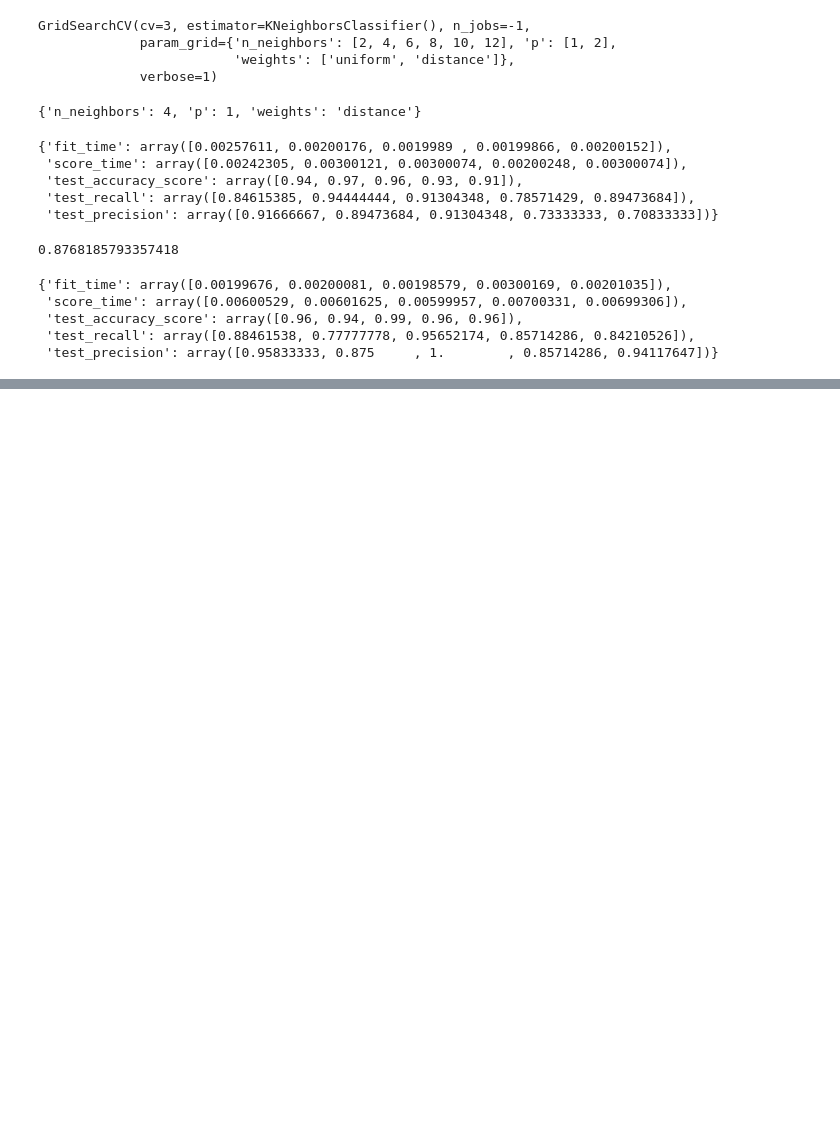
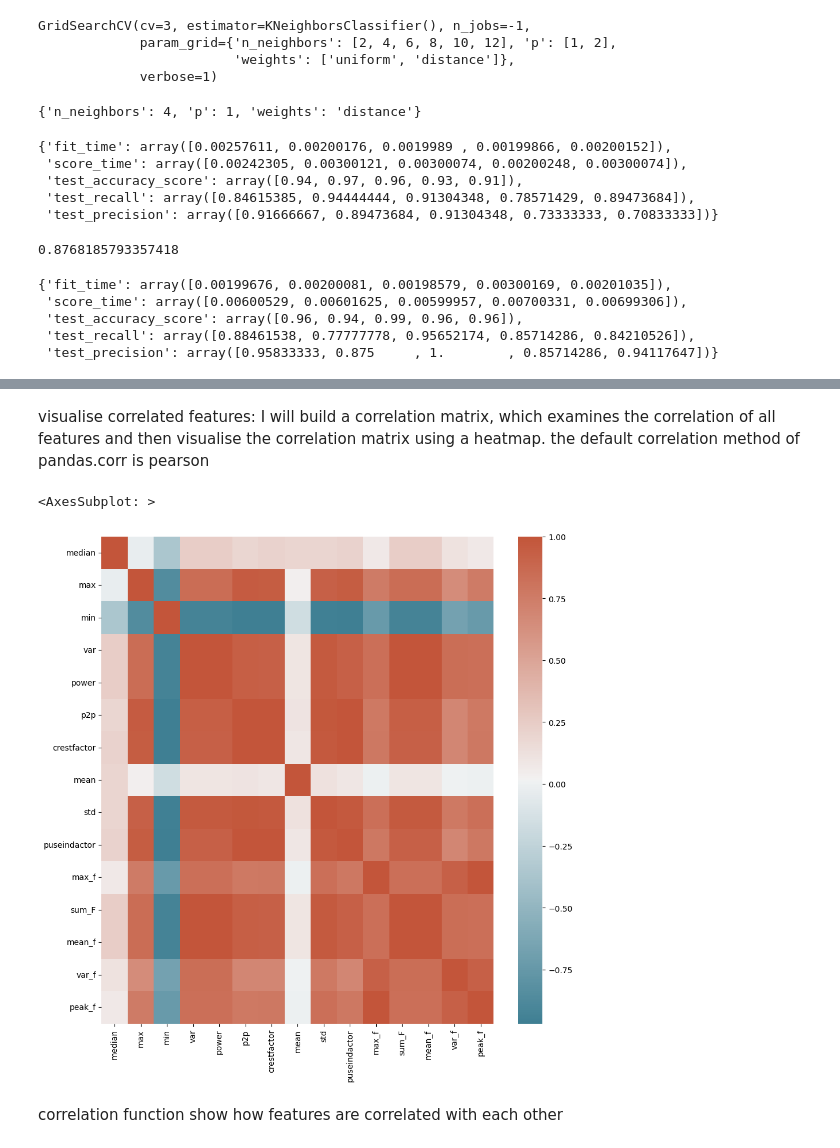
Before and after one commit to yasaminesmati/AI-project, a Jupyter notebook: a.ipynb, the cells around one changed output, grey strips where cells are left out. Drawn from its saved outputs; the diff is of its cells as text; code cells hidden in the pictures; blank space fills up the shorter version.

```diff
--- a/a.ipynb
+++ b/a.ipynb
@@ -513,0 +548,2 @@ results
+# %%
+new_df_features=pd.DataFrame(df_features,columns=['median','max','min','var','power','p2p','crestfactor','mean','std','puseindactor','max_f','sum_F','mean_f','var_f','peak_f'])
@@ -513,0 +567,16 @@ results
+# %% [markdown]
+visualise correlated features:
+I will build a correlation matrix, which examines the
+correlation of all features and then visualise the correlation matrix using a heatmap.
+the default correlation method of pandas.corr is pearson
+# %%
+corrmat = new_df_features.corr(method='pearson')
+cmap = sns.diverging_palette(220, 20, as_cmap=True)
+fig, ax = plt.subplots()
+fig.set_size_inches(11,11)
+sns.heatmap(corrmat, cmap=cmap)
+# %% [output]
+<AxesSubplot: >
+[figure, added]
+# %% [markdown]
+correlation function show how features are correlated with each other
```
Also changed, not shown: parts of 49 cells of this notebook.
